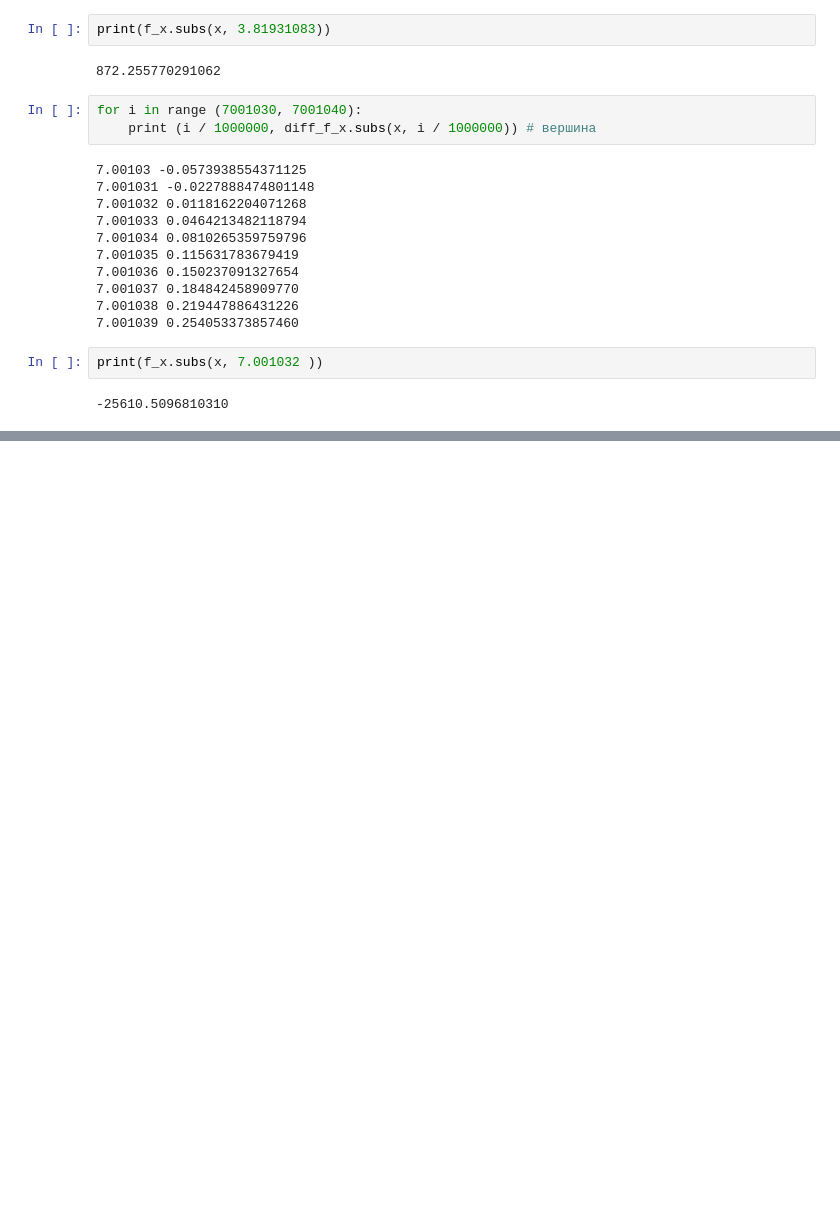
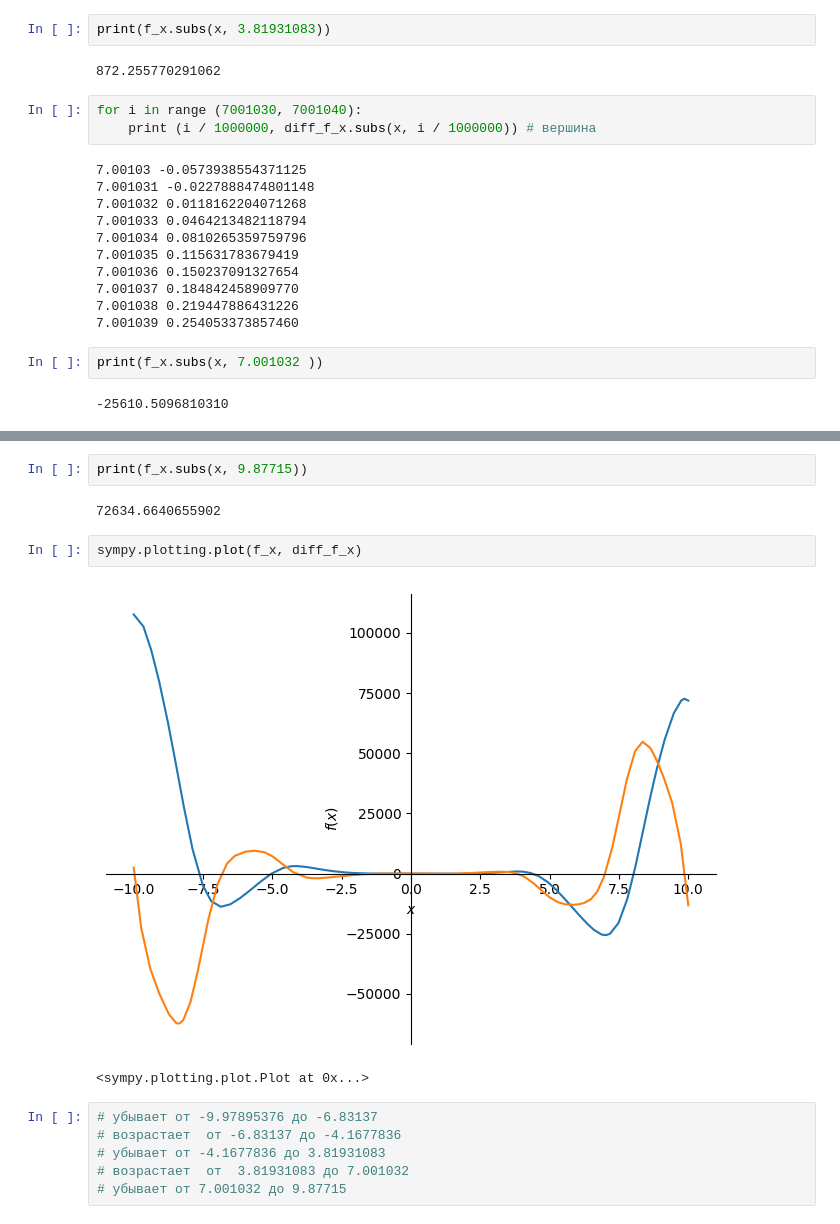
Before and after one commit to valjushik/geekbrains_python, a Jupyter notebook: lesson11/Untitled.ipynb, the cells around one changed output, grey strips where cells are left out. Saved outputs shown, nothing was run; the diff lists cells and outputs as text; blank space fills up the shorter version.

```diff
--- a/lesson11/Untitled.ipynb
+++ b/lesson11/Untitled.ipynb
@@ -286,0 +302,15 @@ print(f_x.subs(x, 7.001032 ))
+# %%
+print(f_x.subs(x, 9.87715))
+# %% [output]
+72634.6640655902
+# %%
+sympy.plotting.plot(f_x, diff_f_x)
+# %% [output]
+[figure, added]
+<sympy.plotting.plot.Plot at 0x...>
+# %%
+# убывает от -9.97895376 до -6.83137
+# возрастает  от -6.83137 до -4.1677836
+# убывает от -4.1677836 до 3.81931083
+# возрастает  от  3.81931083 до 7.001032
+# убывает от 7.001032 до 9.87715
```
Also changed, not shown: parts of 7 cells of this notebook.
